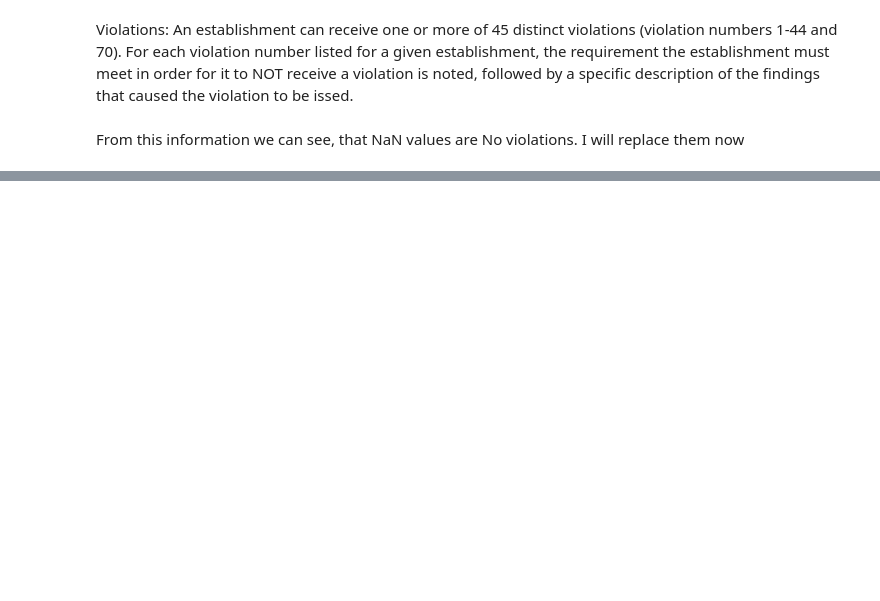
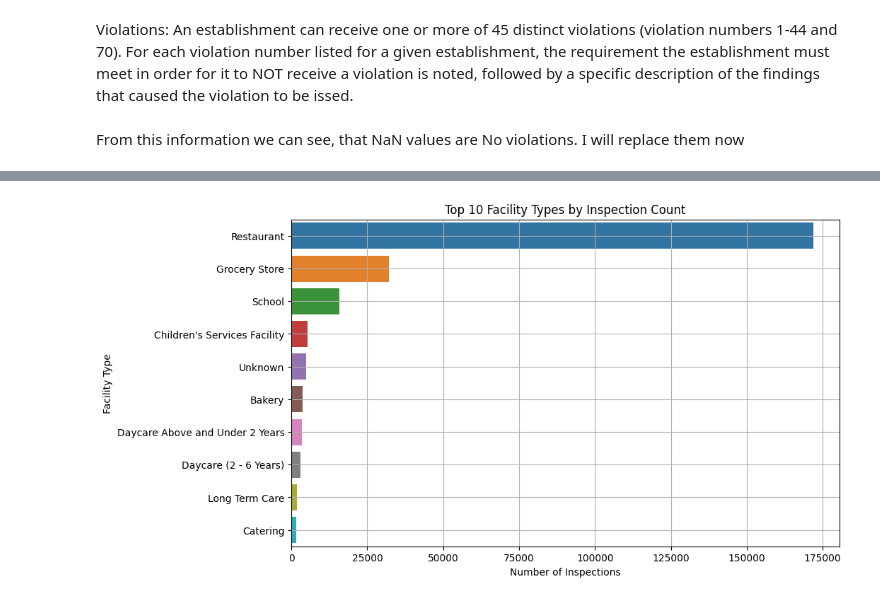
Before and after one commit to aremn/Chicago-Food, a Jupyter notebook: Chicago Inspection.ipynb, the cells around one changed output, grey strips where cells are left out. Saved outputs shown, nothing was run; the diff lists cells and outputs as text; code cells hidden in the pictures; blank space fills up the shorter version.

```diff
--- a/Chicago Inspection.ipynb
+++ b/Chicago Inspection.ipynb
@@ -1164,0 +487,13 @@ Best accuracy for XGBoost:  0.8808529625174927
+# %%
+# Plot the distribution of inspections by facility type (top 10)
+plt.figure(figsize=(10, 6))
+sns.countplot(data=data, y='Facility Type',
+              order=data['Facility Type'].value_counts().iloc[:10].index,
+              orient='h')
+plt.title('Top 10 Facility Types by Inspection Count')
+plt.xlabel('Number of Inspections')
+plt.ylabel('Facility Type')
+plt.grid(True)
+plt.show()
+# %% [output]
+[figure, added]
```
Also changed, not shown: parts of 216 cells of this notebook, 1 other file.
